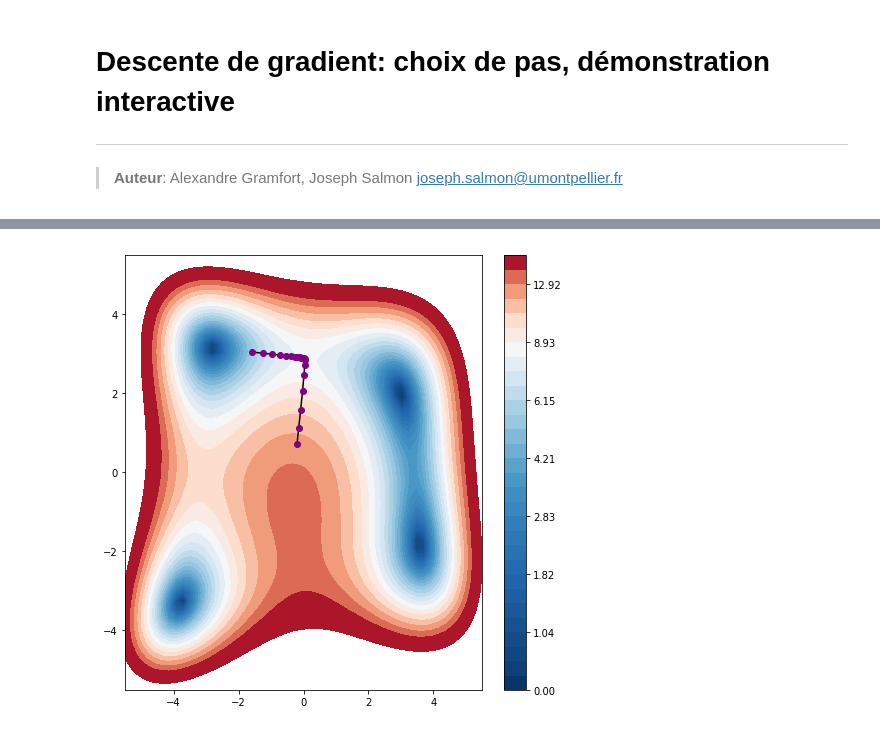
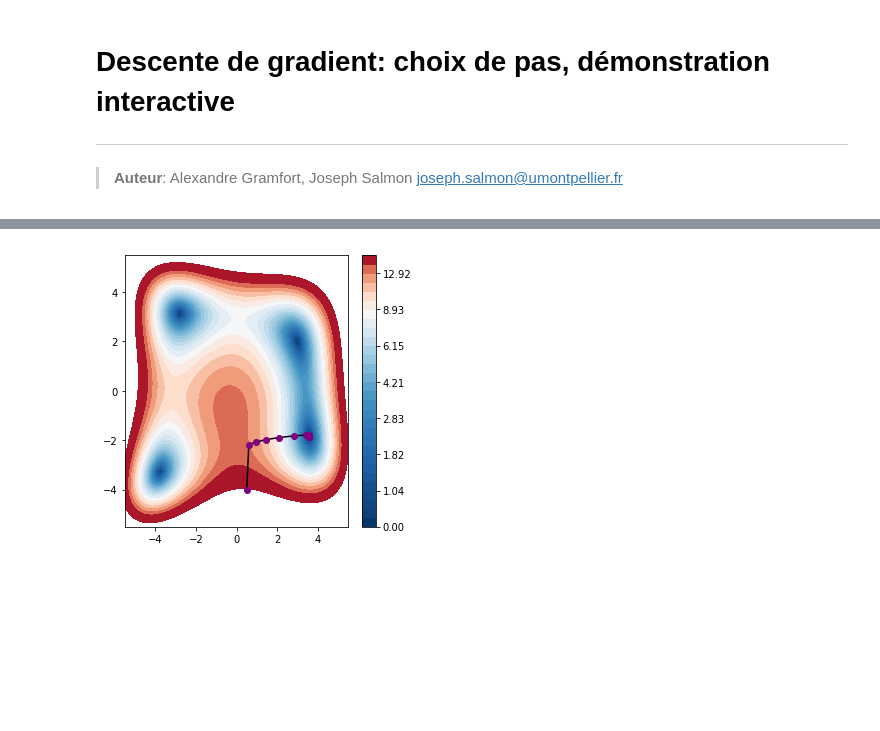
Before and after one commit to josephsalmon/agramfort.github.io, a Jupyter notebook: content/enseignement/Montpellier/HLMA310/TP4-descente_gradient.ipynb, the cells around one changed output, grey strips where cells are left out. Drawn from its saved outputs; the diff is of its cells as text; code cells hidden in the pictures; blank space fills up the shorter version.

```diff
--- a/content/enseignement/Montpellier/HLMA310/TP4-descente_gradient.ipynb
+++ b/content/enseignement/Montpellier/HLMA310/TP4-descente_gradient.ipynb
@@ -44,7 +44,7 @@ plt.show()
 
 def plot(xs=None):
     levels = list(1.7 ** np.linspace(0, 10, 30) - 1.) + [300]
-    plt.figure(figsize=(8, 8))
+    plt.figure(figsize=(5, 5))
     plt.contourf(X1, X2, np.sqrt(Z), levels=np.sqrt(
         levels), cmap=cmap_reversed)
     plt.colorbar(extend='both')
@@ -61,29 +61,27 @@ plot()
 # %%
 def f_grad(x):
     x1, x2 = x
     df_x1 = 2 * (-7 + x1 + x2**2 + 2 * x1 * (-11 + x1**2 + x2))
     df_x2 = 2 * (-11 + x1**2 + x2 + 2 * x2 * (-7 + x1 + x2**2))
     return np.array([df_x1, df_x2])
 
 
-x0 = [-0.2, 0.72]
+x0 = [0.5, -4]
 
 
-def grad_descent(step_size=0.01, max_iter=0):
+def grad_descent(step_size=0.01, max_iter=20):
     """Gradient descent with constant step size"""
     x = x0
     xs = [x]
     for k in range(max_iter):
-        d_k = - f_grad(x)  # direction of descent
-        t_k = step_size   # does not depend on k
-        x = x + step_size * d_k
+        x = x - f_grad(x) * step_size
         xs.append(x)
     plot(xs)
     plt.show()
 
 
 grad_descent(0.01, max_iter=20)
 # %% [output]
-[figure, old version]
+[figure, new version]
 # %%
 from ipywidgets import interact
```
Also changed, not shown: parts of 4 cells of this notebook, 10 other files.
